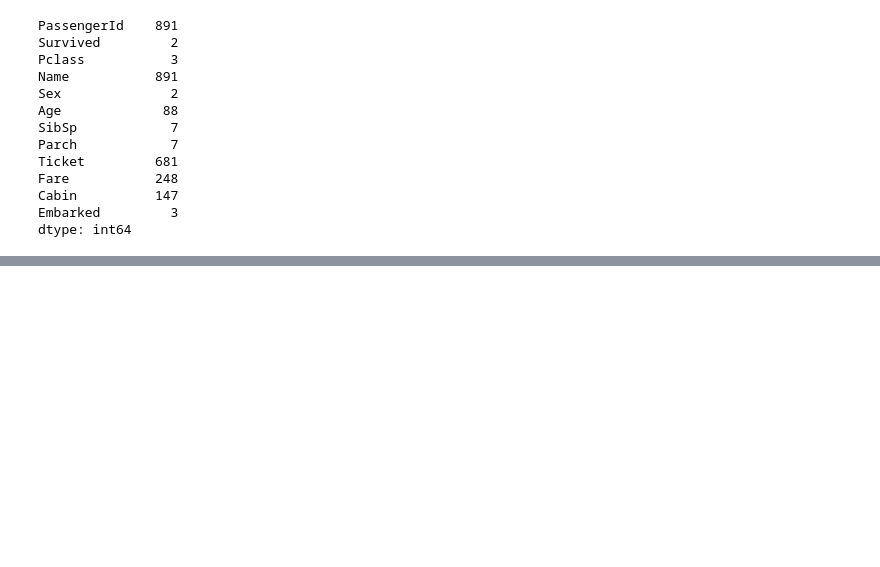
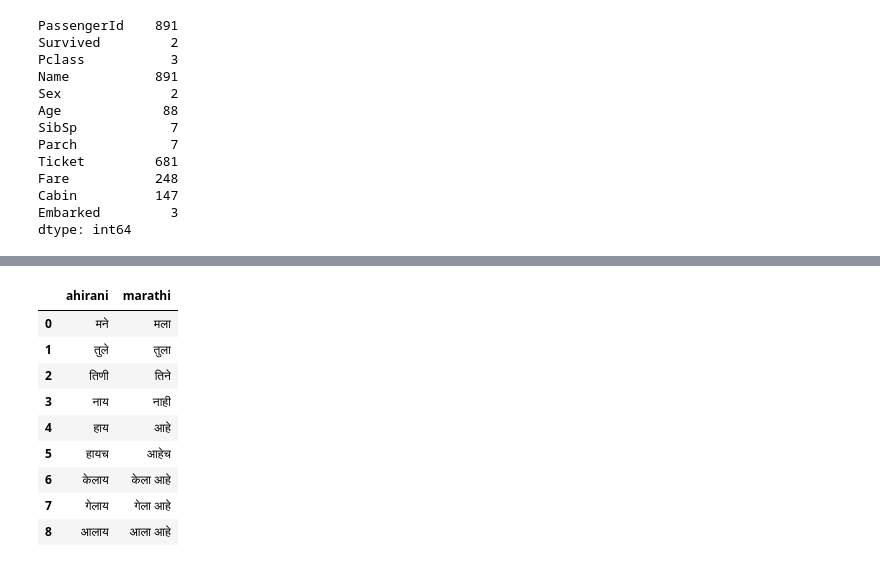
Before and after one commit to saeemane05/Python_Data_Analysis_Fundamental, a Jupyter notebook: PANDAS/03_transformation_and_features.ipynb, the cells around one changed output, grey strips where cells are left out. Cells and saved outputs as stored; diff of their text form; code cells hidden in the pictures; blank space fills up the shorter version.

```diff
--- a/PANDAS/03_transformation_and_features.ipynb
+++ b/PANDAS/03_transformation_and_features.ipynb
@@ -110,0 +169,14 @@ Name: count, Length: 183, dtype: int64
+# %%
+df2 = pd.read_json("ahirani_to_marathi.json", orient="index").reset_index().set_axis(["ahirani", "marathi"], axis=1)
+df2
+# %% [output]
+|  | ahirani | marathi |
+| 0 | मने | मला |
+| 1 | तुले | तुला |
+| 2 | तिणी | तिने |
+| 3 | नाय | नाही |
+| 4 | हाय | आहे |
+| 5 | हायच | आहेच |
+| 6 | केलाय | केला आहे |
+| 7 | गेलाय | गेला आहे |
+| 8 | आलाय | आला आहे |
```
Also changed, not shown: parts of 12 cells of this notebook, 3 other files.
